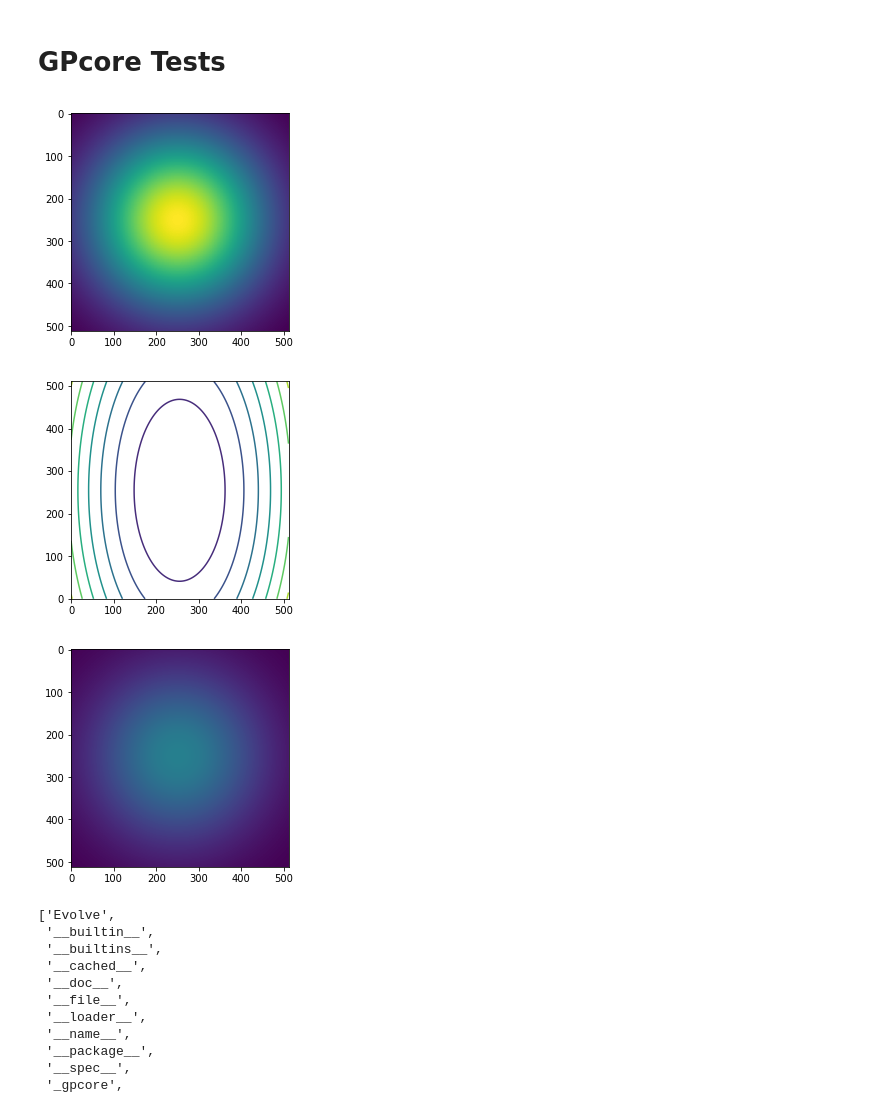
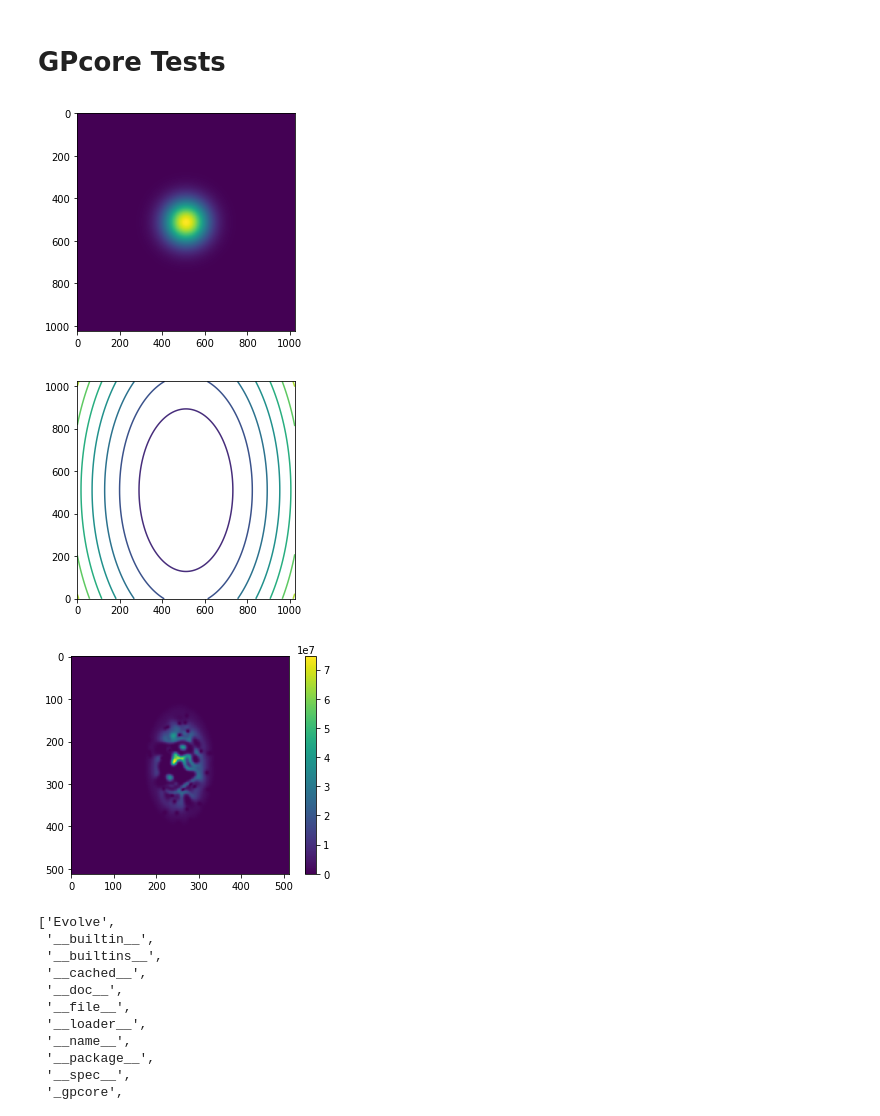
Before and after one commit to biswaroopmukherjee/condensate, a Jupyter notebook: examples/random.ipynb, the cells around one changed output. Saved outputs shown, nothing was run; the diff lists cells and outputs as text; code cells hidden in the pictures.

Commit message:
real and imaginary time propagation

```diff
--- a/examples/random.ipynb
+++ b/examples/random.ipynb
@@ -39,35 +39,39 @@ import numpy as np
 import matplotlib.pyplot as plt
 %matplotlib inline
 # %%
-x = (1+0.j)*np.zeros((512,512))
-V = np.zeros((512,512))
-for i in range(512):
-    for j in range(512):
-        x[i,j] = np.exp(-( (i-250.)/200)** 2.  -  ((j-250.)/200)** 2. ) + 1.j
+DIM = 1024
+x = (1+0.j)*np.zeros((DIM,DIM))
+V = np.zeros((DIM,DIM))
+width = 100
+for i in range(DIM):
+    for j in range(DIM):
+        x[i,j] = np.exp(-( (i-DIM//2)/width)** 2.  -  ((j-DIM//2)/width)** 2. ) + 1.j
 
 
-plt.imshow(np.real(x), vmax = 1)
+plt.imshow(np.real(x), vmax = 1, cmap='viridis')
 plt.show()
 # %% [output]
-[figure, old version]
+[figure, new version]
 # %%
-gpcore.setup(512, 1e-3, 50, 1, False, 0.1)
+gpcore.setup(DIM, 1e-3, 1000, 1, False, .01)
 
-gpcore.setHarmonicPotential(1,0.6) #omega, epsilon
+gpcore.setHarmonicPotential(1,0.5) #omega, epsilon
 gpcore.getPotential(V)
 
 plt.contour(V)
 plt.gca().set_aspect('equal', 'box')
 plt.show()
 # %% [output]
-[figure, old version]
+[figure, new version]
 # %%
 gpcore.Evolve(x)
 # %%
-plt.imshow(np.real(x), vmax = 1)
+plt.imshow(np.abs(x)**2)
+plt.colorbar()
+
 plt.show()
 # %% [output]
-[figure, old version]
+[figure, new version]
 # %%
 dir(gpcore)
 # %% [output]
```
Also changed, not shown: 7 other files.
